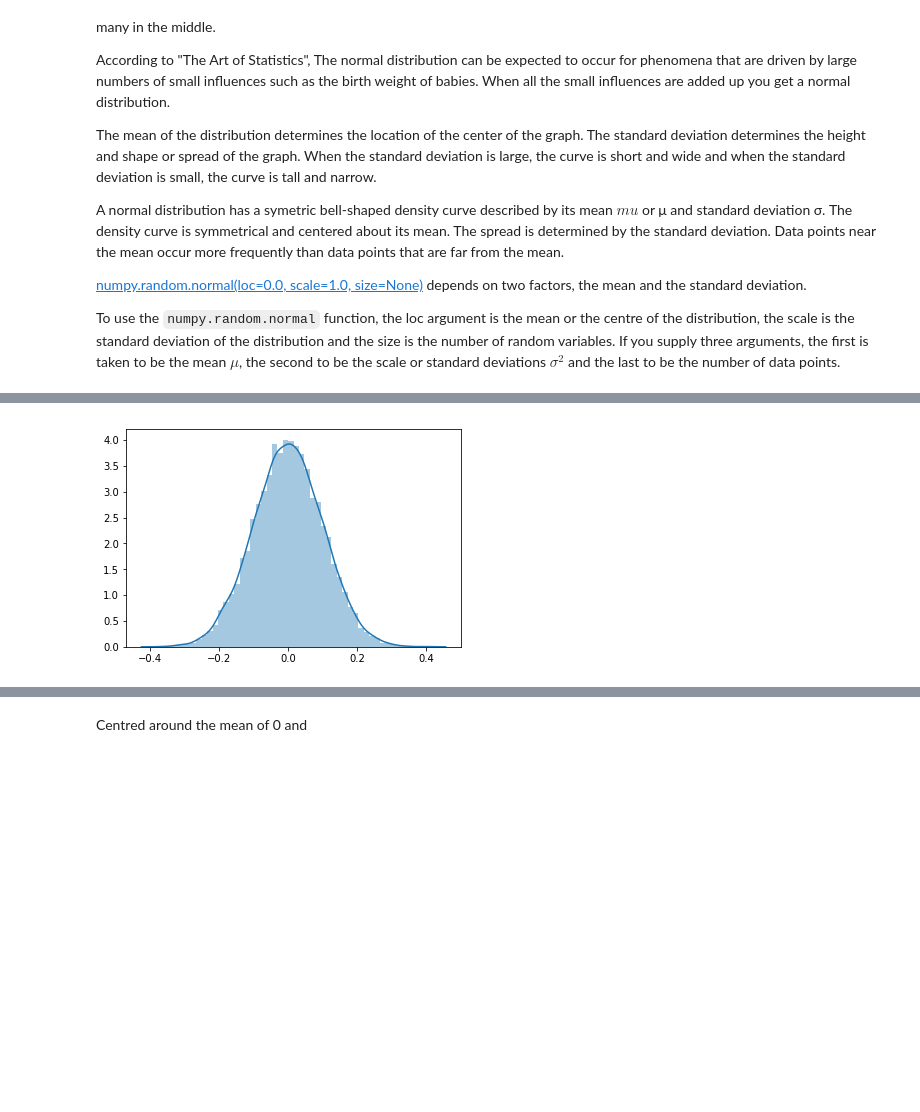
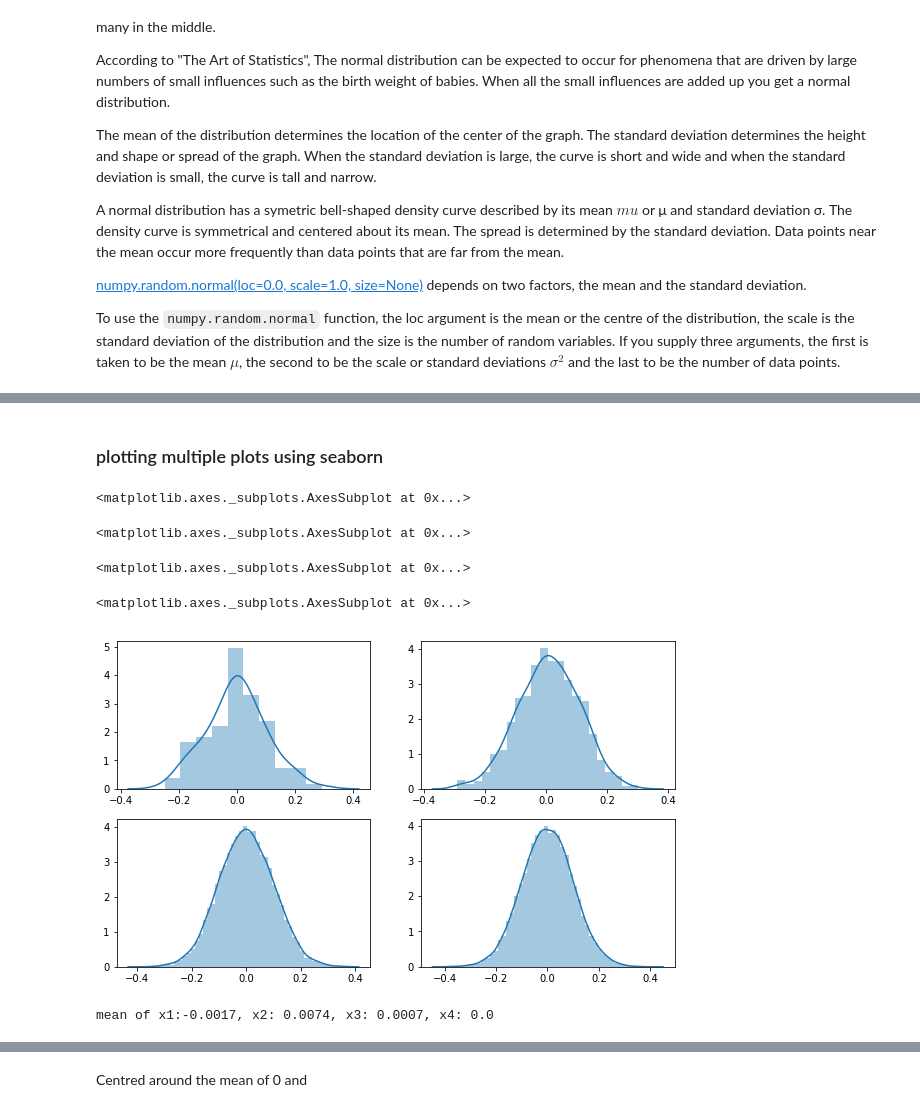
Before and after one commit to angela1C/Programming-for-Data-Analysis-numpy.random-project-2019, a Jupyter notebook: NumpyRandom.ipynb, the cells around one changed output, grey strips where cells are left out. Cells and saved outputs as stored; diff of their text form; code cells hidden in the pictures; blank space fills up the shorter version.

```diff
--- a/NumpyRandom.ipynb
+++ b/NumpyRandom.ipynb
@@ -1207,12 +1194,30 @@ True
-# %%
-# using seaborn to plot
-import numpy as np
-import seaborn as sns
-mu, sigma = 0, 0.1 # mean and standard deviation
-x = np.random.normal(mu, sigma, 10000)
-np.mean(x)
-np.std(x)
-
-sns.distplot(x);  # using seaborn
-# %% [output]
-[figure, removed]
+# %% [markdown]
+### plotting multiple plots using seaborn
+# %%
+f, axes = plt.subplots(2, 2, figsize=(10, 6), sharex=False)
+
+
+mu, sigma = 0, 0.1 # mean and standard deviation
+x = np.random.normal(mu, sigma, 10000)
+
+# Generate a random datasets using random.standard_normal
+x1 = np.random.normal(mu,sigma,100)
+x2 = np.random.normal(mu,sigma,1000)
+x3 = np.random.normal(mu,sigma,10000)
+x4 = np.random.normal(mu,sigma,20000)
+
+
+sns.distplot(x1, ax=axes[0, 0])
+sns.distplot(x2, ax=axes[0, 1])
+sns.distplot(x3,ax=axes[1, 0])
+sns.distplot(x4, ax=axes[1, 1])
+# %% [output]
+<matplotlib.axes._subplots.AxesSubplot at 0x...>
+<matplotlib.axes._subplots.AxesSubplot at 0x...>
+<matplotlib.axes._subplots.AxesSubplot at 0x...>
+<matplotlib.axes._subplots.AxesSubplot at 0x...>
+[figure, added]
+# %%
+print(f"mean of x1:{np.mean(x1).round(4)}, x2: {np.mean(x2).round(4)}, x3: {np.mean(x3).round(4)}, x4: {np.mean(x4).round(3)}")
+# %% [output]
+mean of x1:-0.0017, x2: 0.0074, x3: 0.0007, x4: 0.0
```
Also changed, not shown: parts of 30 cells of this notebook.
